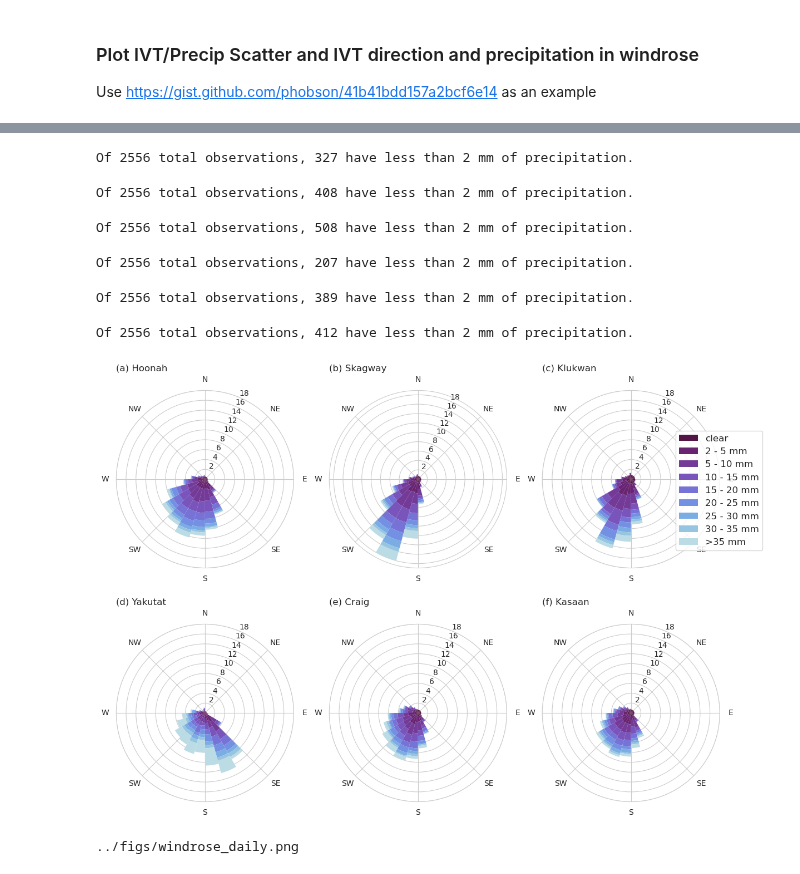
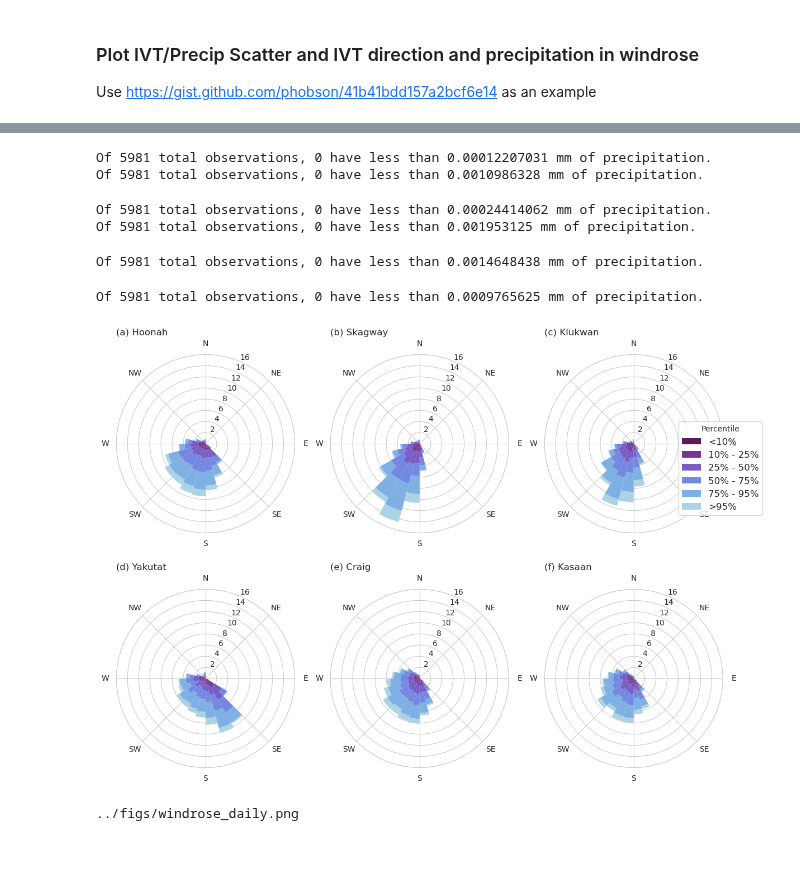
Before and after one commit to dlnash/SEAK_climatology, a Jupyter notebook: analysis/windrose_scatter.ipynb, the cells around one changed output, grey strips where cells are left out. Drawn from its saved outputs; the diff is of its cells as text; code cells hidden in the pictures.

```diff
--- a/analysis/windrose_scatter.ipynb
+++ b/analysis/windrose_scatter.ipynb
@@ -254,15 +262,15 @@ Use https://gist.github.com/phobson/41b41bdd157a2bcf6e14 as an example
 # %%
 ## Define a function that gives nice labels for precipitation ranges
 
-def range_labels(bins, units):
+def range_labels(bins):
     labels = []
     for left, right in zip(bins[:-1], bins[1:]):
         if left == bins[0]:
-            labels.append('clear'.format(right))
-        elif np.isinf(right):
-            labels.append('>{} {}'.format(left, units))
+            labels.append('<{}'.format(right))
+        elif right == bins[-1]:
+            labels.append('>{}'.format(left))
         else:
-            labels.append('{} - {} {}'.format(left, right, units))
+            labels.append('{} - {}'.format(left, right))
 
     return list(labels)
 
@@ -306,10 +314,11 @@ def wind_rose(ax, rosedata, wind_dirs, legend_req, palette=None):
                label=c2,
                linewidth=0)
 
+    # xticks = ax.set_xticks(np.pi/180. * np.linspace(180,  -180, 8, endpoint=False))
     xtl = ax.set_xticklabels(['N', 'NE', 'E', 'SE', 'S', 'SW', 'W', 'NW'])
 
     if legend_req == True:
-        leg = ax.legend(loc=(0.75, 0.1), ncol=1, fontsize=12)
+        leg = ax.legend(loc=(0.75, 0.1), ncol=1, fontsize=12, title='Percentile')
 
     return ax
 
@@ -330,10 +339,11 @@ def calc_rose(df, prec_bins, prec_labels, dir_bins, dir_labels):
     - convert all of the counts to percentages of the total number of observations
     '''
     total_count = df.shape[0]
-    if temporal_res == 'hourly':
-        calm_thres = 0.1
-    if temporal_res == 'daily':
-        calm_thres = 2
+    # if temporal_res == 'hourly':
+    #     calm_thres = 0.1
+    # if temporal_res == 'daily':
+    #     calm_thres = 2
+    calm_thres = prec_bins[0]
     calm_count = df.query("prec < {0}".format(calm_thres)).shape[0]
     print('Of {} total observations, {} have less than {} mm of precipitation.'.format(total_count, calm_count, calm_thres))
 
@@ -344,7 +354,7 @@ def calc_rose(df, prec_bins, prec_labels, dir_bins, dir_labels):
           .size()
           .unstack(level='prec_bins')
           .fillna(0)
-          .assign(clear=lambda df: calm_count / df.shape[0])
+          # .assign(clear=lambda df: calm_count / df.shape[0])
           .sort_index(axis=1)
           .applymap(lambda x: x / total_count * 100))
 
@@ -453,46 +463,49 @@ sns.set_style("whitegrid")
 
 ## Define our bins and labels for speed and wind
 if temporal_res == 'hourly':
-    prec_bins = [0, 0.01, 0.05, 0.25, 0.5, 0.75, 1, 2, 3, np.inf]
+    # prec_bins = [0, 0.01, 0.05, 0.25, 0.5, 0.75, 1, 2, 3, np.inf]
     rad_ticks = [1, 2, 3, 4, 5, 6]
 elif temporal_res == 'daily':
-    prec_bins = [0, 2, 5, 10, 15, 20, 25, 30, 35, np.inf]
-    rad_ticks = [2, 4, 6, 8, 10, 12, 14, 16, 18]
-prec_labels = range_labels(prec_bins, units='mm')
+    # prec_bins = [0, 2, 5, 10, 15, 20, 25, 30, 35, np.inf]
+    rad_ticks = [2, 4, 6, 8, 10, 12, 14, 16]
+
 
 dir_bins = np.arange(-7.5, 370, 15)
 dir_labels = (dir_bins[:-1] + dir_bins[1:]) / 2
 
 ## use wind rose function
 directions = np.arange(0, 360, 15)
 legend_req = [False, False, True] + [False]*3
 
 ## loop through each AR type to plot wind rose
 for i, df in enumerate(df_lst):
+    prec_bins = final_thres[i]
+    prec_labels = range_labels(perc_lbl)
+
     ax = fig.add_subplot(nrows, ncols, i+1, projection='polar')
 
     # plot AR cases
     data = df.loc[(df.AR == 1)]
     rose = calc_rose(data, prec_bins, prec_labels, dir_bins, dir_labels)
 
     ax = wind_rose(ax, rose, directions, legend_req[i], palette="cmo.dense_r")
 
     ax.set_rticks(rad_ticks)  # Less radial ticks
     ax.set_title('({0}) {1}'.format(letter_lst[i], community_lst[i]), loc='left')
 
 # Save the figure
 fig.savefig('%s.%s' % (fname, fmt), bbox_inches='tight', dpi=300)
 plt.show()
 fig.clf()
 
 plotFile = fname + '.png'
 print(plotFile)
 # %% [output]
-Of 2556 total observations, 327 have less than 2 mm of precipitation.
+Of 5981 total observations, 0 have less than 0.00012207031 mm of precipitation.
+Of 5981 total observations, 0 have less than 0.0010986328 mm of precipitation.
-Of 2556 total observations, 408 have less than 2 mm of precipitation.
+Of 5981 total observations, 0 have less than 0.00024414062 mm of precipitation.
+Of 5981 total observations, 0 have less than 0.001953125 mm of precipitation.
-Of 2556 total observations, 508 have less than 2 mm of precipitation.
+Of 5981 total observations, 0 have less than 0.0014648438 mm of precipitation.
-Of 2556 total observations, 207 have less than 2 mm of precipitation.
+Of 5981 total observations, 0 have less than 0.0009765625 mm of precipitation.
+[figure, new version]
-Of 2556 total observations, 389 have less than 2 mm of precipitation.
+../figs/windrose_daily.png
-Of 2556 total observations, 412 have less than 2 mm of precipitation.
-[figure, old version]
-../figs/windrose_daily.png
```
Also changed, not shown: parts of 5 cells of this notebook, 4 other files.
